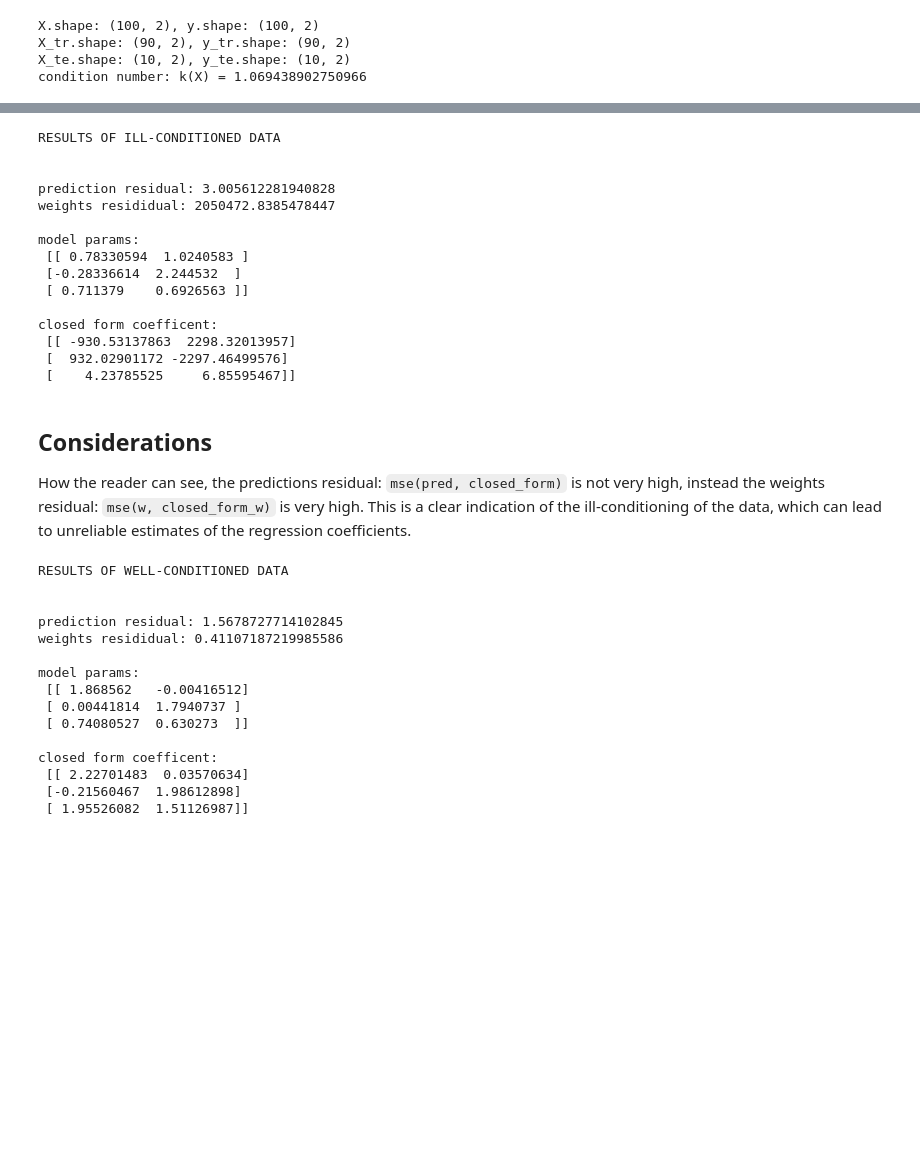
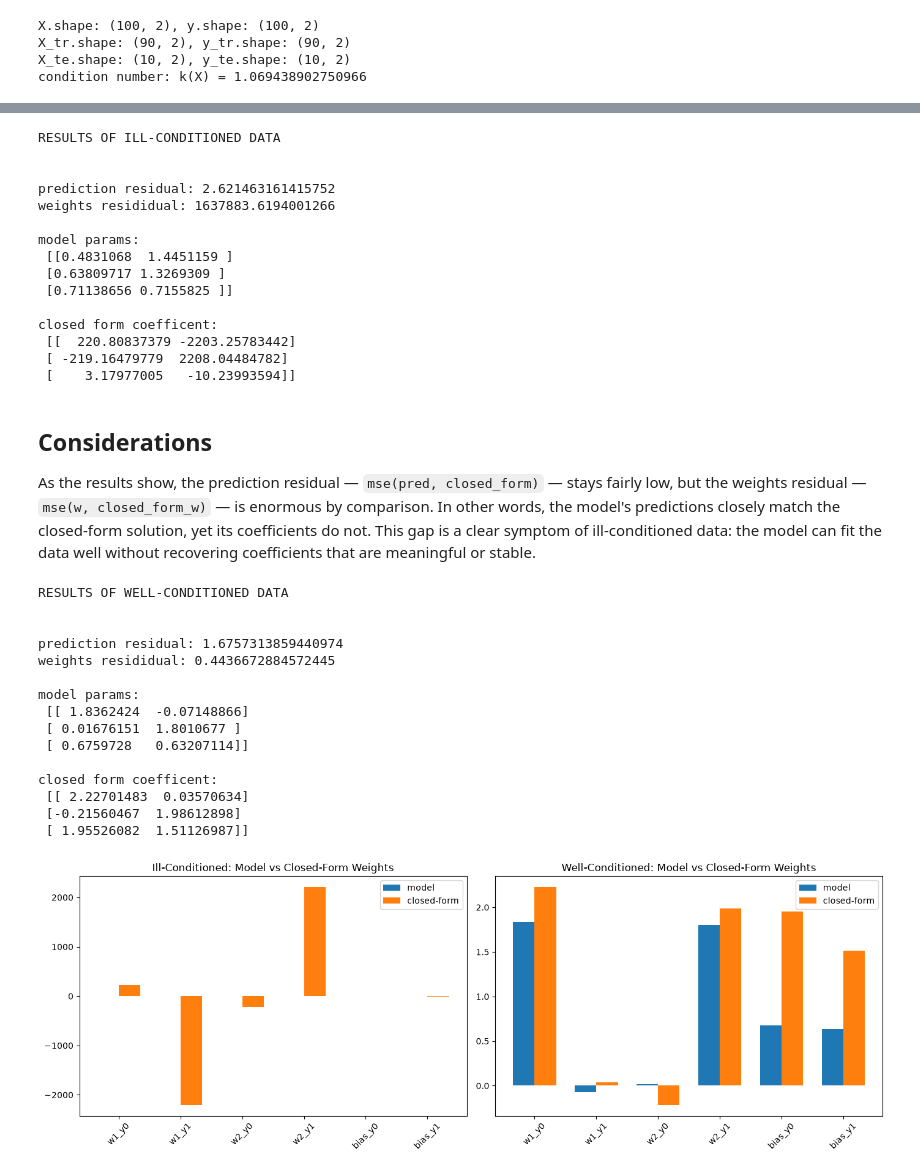
Before and after one commit to cecinuga/tiny-torch, a Jupyter notebook: examples/linear_regression/linear-ill-cond/main.ipynb, the cells around one changed output, grey strips where cells are left out. Cells and saved outputs as stored; diff of their text form; code cells hidden in the pictures; blank space fills up the shorter version.

```diff
--- a/examples/linear_regression/linear-ill-cond/main.ipynb
+++ b/examples/linear_regression/linear-ill-cond/main.ipynb
@@ -205,26 +230,29 @@ print(f'prediction residual: {pred_residual}')
 print(f'weights resididual: {weights_residual}\n')
 print(f'model params:\n {params}\n')
 print(f'closed form coefficent:\n {coefs}')
+
+params_ill = params.copy()
+coefs_ill = coefs.copy()
 # %% [output]
 RESULTS OF ILL-CONDITIONED DATA
 
 
-prediction residual: 3.005612281940828
-weights resididual: 2050472.8385478447
+prediction residual: 2.621463161415752
+weights resididual: 1637883.6194001266
 
 model params:
- [[ 0.78330594  1.0240583 ]
- [-0.28336614  2.244532  ]
- [ 0.711379    0.6926563 ]]
+ [[0.4831068  1.4451159 ]
+ [0.63809717 1.3269309 ]
+ [0.71138656 0.7155825 ]]
 
 closed form coefficent:
- [[ -930.53137863  2298.32013957]
- [  932.02901172 -2297.46499576]
- [    4.23785525     6.85595467]]
+ [[  220.80837379 -2203.25783442]
+ [ -219.16479779  2208.04484782]
+ [    3.17977005   -10.23993594]]
 # %% [markdown]
 ## Considerations
 
-How the reader can see, the predictions residual: `mse(pred, closed_form)` is not very high, instead the weights residual: `mse(w, closed_form_w)` is very high. This is a clear indication of the ill-conditioning of the data, which can lead to unreliable estimates of the regression coefficients.
+As the results show, the prediction residual — `mse(pred, closed_form)` — stays fairly low, but the weights residual — `mse(w, closed_form_w)` — is enormous by comparison. In other words, the model's predictions closely match the closed-form solution, yet its coefficients do not. This gap is a clear symptom of ill-conditioned data: the model can fit the data well without recovering coefficients that are meaningful or stable.
 # %%
 """Well-Conditioned Dataset"""
 
@@ -250,22 +278,52 @@ print(f'prediction residual: {pred_residual}')
 print(f'weights resididual: {weights_residual}\n')
 print(f'model params:\n {params}\n')
 print(f'closed form coefficent:\n {coefs}')
+
+params_well = params.copy()
+coefs_well = coefs.copy()
 # %% [output]
 RESULTS OF WELL-CONDITIONED DATA
 
 
-prediction residual: 1.5678727714102845
-weights resididual: 0.41107187219985586
+prediction residual: 1.6757313859440974
+weights resididual: 0.4436672884572445
 
 model params:
- [[ 1.868562   -0.00416512]
- [ 0.00441814  1.7940737 ]
- [ 0.74080527  0.630273  ]]
+ [[ 1.8362424  -0.07148866]
+ [ 0.01676151  1.8010677 ]
+ [ 0.6759728   0.63207114]]
 
 closed form coefficent:
  [[ 2.22701483  0.03570634]
  [-0.21560467  1.98612898]
  [ 1.95526082  1.51126987]]
+# %%
+"""Weights comparison: model vs closed-form"""
+
+labels = ['w1_y0', 'w1_y1', 'w2_y0', 'w2_y1', 'bias_y0', 'bias_y1']
+x = np.arange(len(labels))
+width = 0.35
+
+fig, (ax_w_ill, ax_w_well) = plt.subplots(1, 2, figsize=(14, 5))
+
+ax_w_ill.bar(x - width/2, params_ill.flatten(), width, label='model')
+ax_w_ill.bar(x + width/2, coefs_ill.flatten(), width, label='closed-form')
+ax_w_ill.set_title("Ill-Conditioned: Model vs Closed-Form Weights")
+ax_w_ill.set_xticks(x)
+ax_w_ill.set_xticklabels(labels, rotation=45)
+ax_w_ill.legend()
+
+ax_w_well.bar(x - width/2, params_well.flatten(), width, label='model')
+ax_w_well.bar(x + width/2, coefs_well.flatten(), width, label='closed-form')
+ax_w_well.set_title("Well-Conditioned: Model vs Closed-Form Weights")
+ax_w_well.set_xticks(x)
+ax_w_well.set_xticklabels(labels, rotation=45)
+ax_w_well.legend()
+
+fig.tight_layout()
+plt.show()
+# %% [output]
+[figure, added]
 # %% [markdown]
 # Conclusion
 
```
Also changed, not shown: parts of 5 cells of this notebook, 4 other files.
